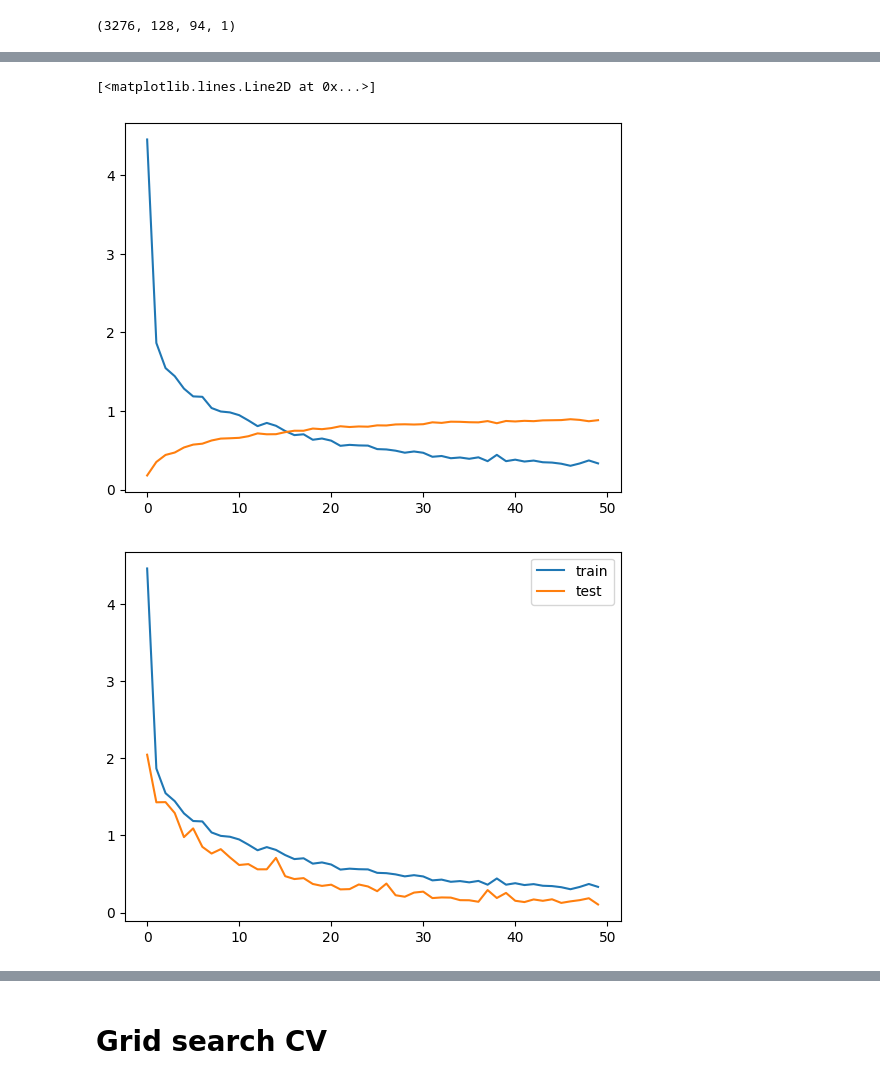
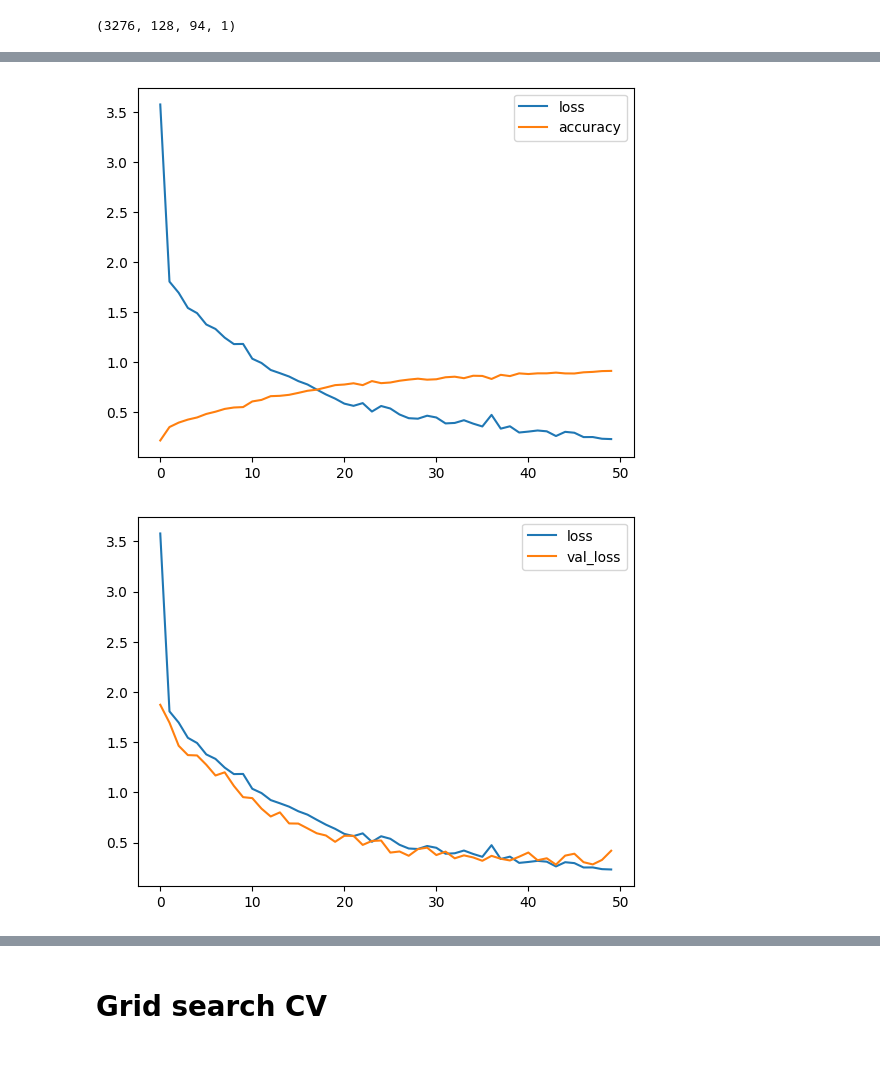
Before and after one commit to Yanaput/EGCI463-pattern-recognition-project, a Jupyter notebook: nsynth_CNN.ipynb, the cells around one changed output, grey strips where cells are left out. Drawn from its saved outputs; the diff is of its cells as text; code cells hidden in the pictures.

Commit message:
add gridsearchcv best model training history

```diff
--- a/nsynth_CNN.ipynb
+++ b/nsynth_CNN.ipynb
@@ -138,11 +138,10 @@ Model: "sequential"
  Non-trainable params: 0 (0.00 B)
 # %%
 checkpoint = ModelCheckpoint(
-    filepath="weights-{epoch:02d}-{loss:.4f}.keras",
+    filepath="weights-{epoch:02d}-loss{loss:.2f}-acc{accuracy:.2f}.keras",
     monitor="val_accuracy",
     save_best_only=True,       # Save only the best model
     mode="max",
-    verbose=1
 )
 
 early_stopping = EarlyStopping(
@@ -161,12 +165,12 @@ if gpu:
   try:
     with tf.device('/device:GPU:0'):
       print("Training on GPU")
-      history = model.fit(x_train_reshaped, y_train_encoded, epochs=50, batch_size=32,callbacks=[checkpoint], validation_data=(x_train_reshaped, y_train_encoded))
+      history = model.fit(x_train_reshaped, y_train_encoded, epochs=50, batch_size=32,callbacks=[checkpoint],validation_split=0.2)
   except RuntimeError as e:
     print(e)
 else:
   print("Training on CPU")
-  history = model.fit(x_train_reshaped, y_train_encoded, epochs=50, batch_size=32,callbacks=[checkpoint])
+  history = model.fit(x_train_reshaped, y_train_encoded, epochs=50, batch_size=32,callbacks=[checkpoint],validation_split=0.2)
 # %% [output]
 Training on GPU
 Epoch 1/50
@@ -239,14 +250,15 @@ import matplotlib.pyplot as plt
 # %%
 plt.plot(history.history['loss'], label="loss")
 plt.plot(history.history['accuracy'], label='accuracy')
+plt.legend()
+plt.show()
 # %% [output]
-[<matplotlib.lines.Line2D at 0x...>]
-[figure, old version]
+[figure, new version]
 # %%
-plt.plot(history.history['loss'], label='train')
-plt.plot(history.history['val_loss'], label='test')
+plt.plot(history.history['loss'], label='loss')
+plt.plot(history.history['val_loss'], label='val_loss')
 plt.legend()
 plt.show()
 # %% [output]
-[figure, old version]
+[figure, new version]
 # %%
```
Also changed, not shown: parts of 37 cells of this notebook.
